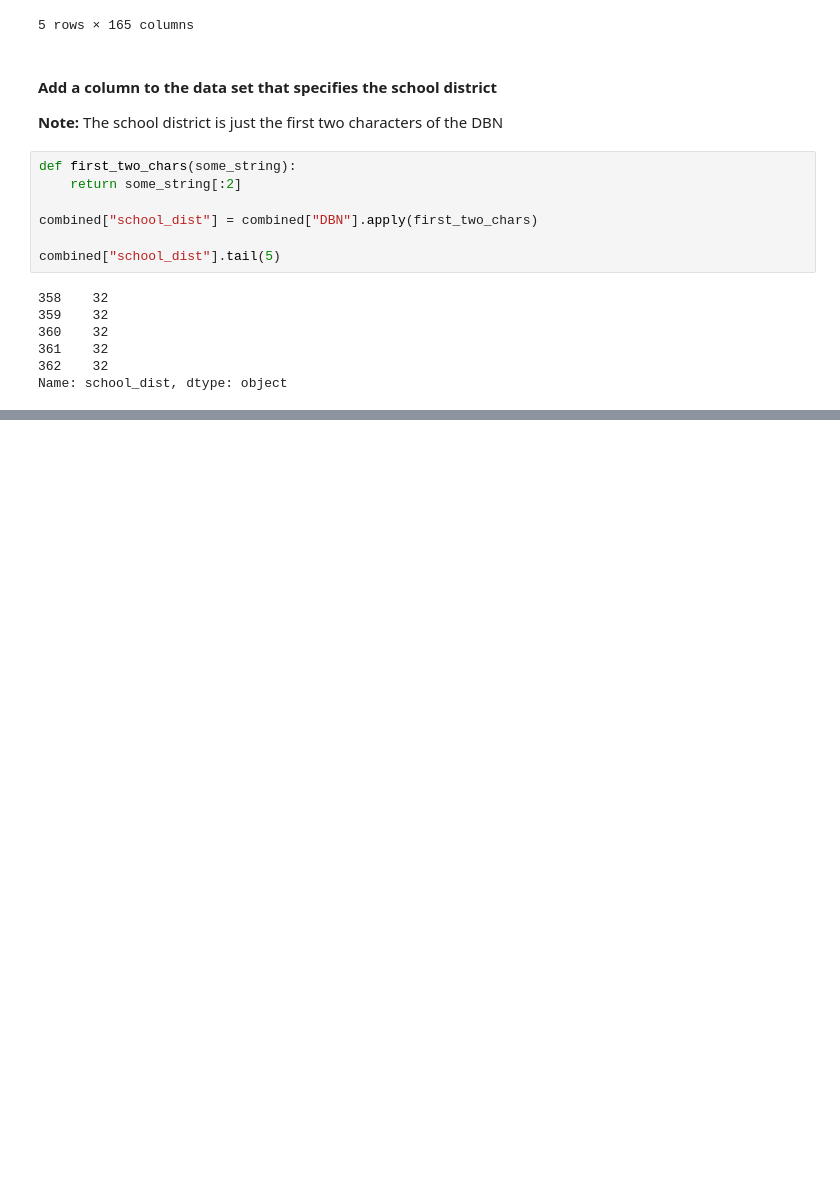
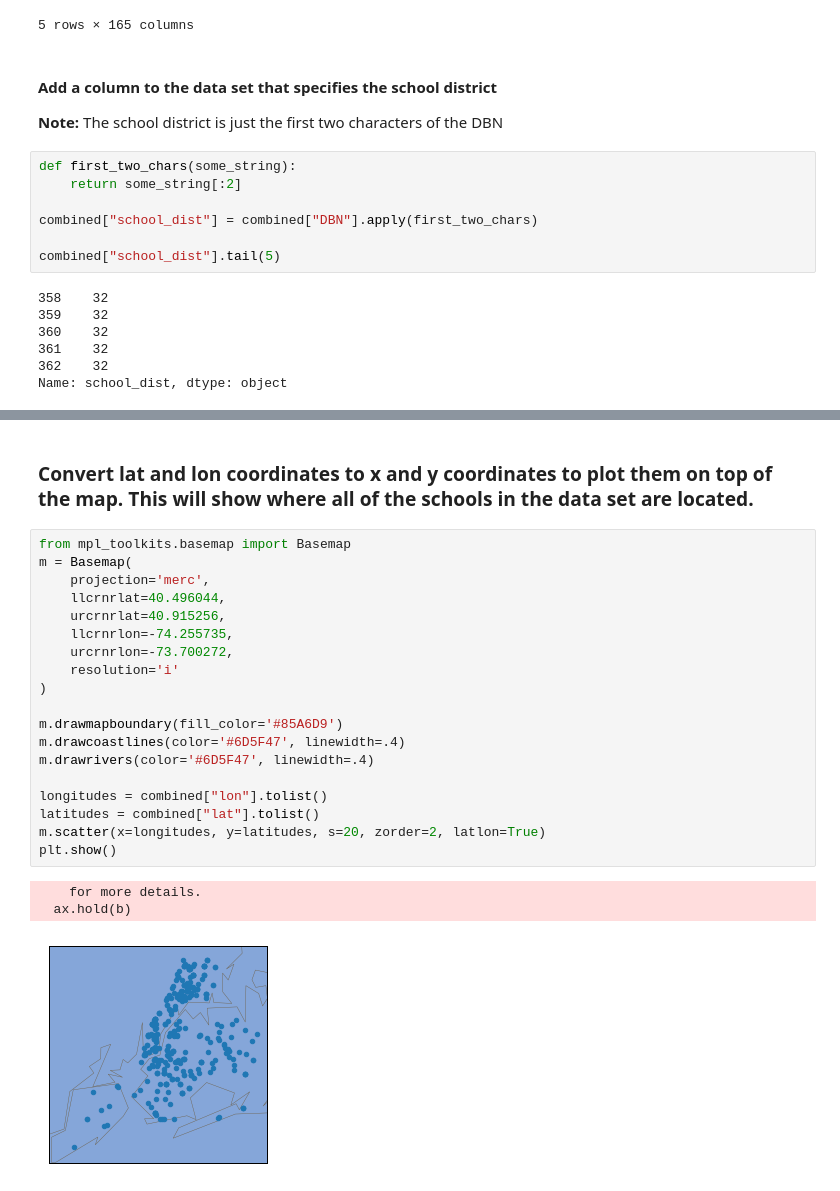
Before and after one commit to SixStringsCoder/Data_Projects_w_Python, a Jupyter notebook: efficacy_of_SAT/Efficacy of Standardized Tests in the US.ipynb, the cells around one changed output, grey strips where cells are left out. Saved outputs shown, nothing was run; the diff lists cells and outputs as text; blank space fills up the shorter version.

```diff
--- a/efficacy_of_SAT/Efficacy of Standardized Tests in the US.ipynb
+++ b/efficacy_of_SAT/Efficacy of Standardized Tests in the US.ipynb
@@ -398,0 +465,25 @@ Name: school_dist, dtype: object
+# %% [markdown]
+### Convert lat and lon coordinates to x and y coordinates to plot them on top of the map. This will show where all of the schools in the data set are located.
+# %%
+from mpl_toolkits.basemap import Basemap
+m = Basemap(
+    projection='merc',
+    llcrnrlat=40.496044,
+    urcrnrlat=40.915256,
+    llcrnrlon=-74.255735,
+    urcrnrlon=-73.700272,
+    resolution='i'
+)
+
+m.drawmapboundary(fill_color='#85A6D9')
+m.drawcoastlines(color='#6D5F47', linewidth=.4)
+m.drawrivers(color='#6D5F47', linewidth=.4)
+
+longitudes = combined["lon"].tolist()
+latitudes = combined["lat"].tolist()
+m.scatter(x=longitudes, y=latitudes, s=20, zorder=2, latlon=True)
+plt.show()
+# %% [output]
+    for more details.
+  ax.hold(b)
+[figure, added]
```
Also changed, not shown: parts of 7 cells of this notebook.
